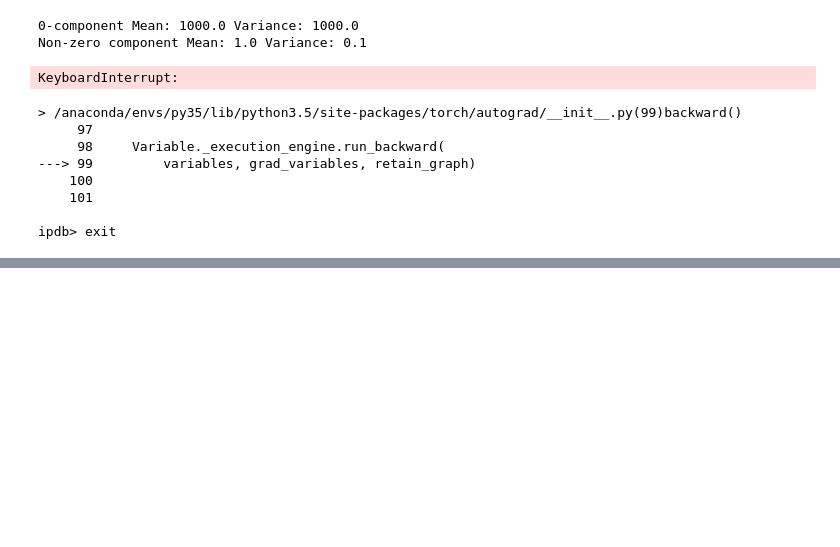
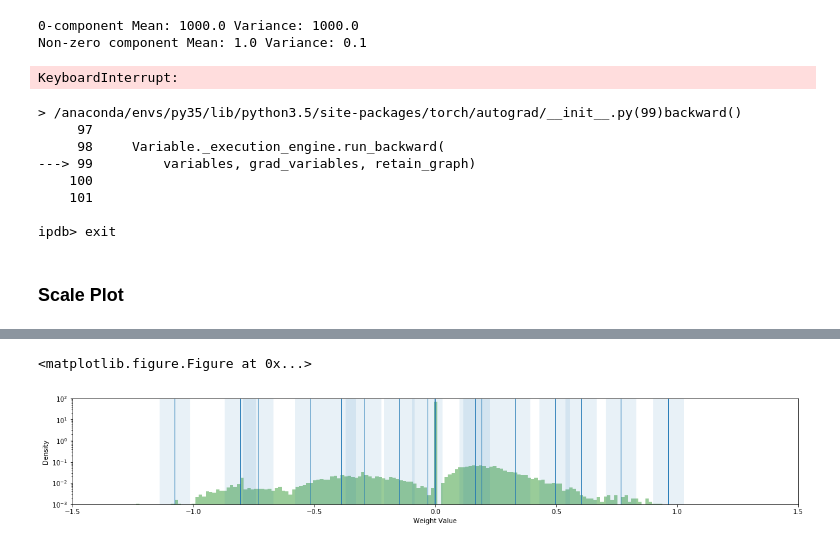
Before and after one commit to okz12/NN_compression, a Jupyter notebook: writeup/scaling/scaling_exp.ipynb, the cells around one changed output, grey strips where cells are left out. Drawn from its saved outputs; the diff is of its cells as text; code cells hidden in the pictures; blank space fills up the shorter version.

Commit message:
scaling exp

```diff
--- a/writeup/scaling/scaling_exp.ipynb
+++ b/writeup/scaling/scaling_exp.ipynb
@@ -56,7 +56,7 @@ def retrain_model(mean, var, zmean, zvar, tau, temp, mixtures, model_name, data_
     zab = get_ab(zmean, zvar)
 
     scaling = False
-    if (scaling_g == "fixed" or scaling == "free"):
+    if (scaling_g == "fixed" or scaling_g == "free"):
         scaling = True
 
     if(data_size == 'search'):
@@ -93,7 +93,7 @@ def retrain_model(mean, var, zmean, zvar, tau, temp, mixtures, model_name, data_
         {'params': [gmp.means], 'lr': mlr},
         {'params': [gmp.gammas, gmp.rhos], 'lr': 3e-3}]
     if (scaling_g == "free"):
-        optimizable_params = optimizable_params + [{'params': gmp.scale, 'lr': 1e-6}]
+        optimizable_params = optimizable_params + [{'params': gmp.scale, 'lr': 0.8e-5}]
 
     opt = torch.optim.Adam(optimizable_params)#log precisions and mixing proportions
 
@@ -427,3 +427,9 @@ show_sws_weights_log(model = model, means = list(gmp.means.data.clone().cpu()),
 # %%
 model, gmp, res = retrain_model(1, 0.1, 1000, 1000, 1e-6, int(0), 16, "SWSModel", "full", 'CESNT', scaling_g = "free", model_save_dir = "./files")
 show_sws_weights_log(model = model, means = list(gmp.means.data.clone().cpu()), precisions = list(gmp.gammas.data.clone().cpu()))
+# %% [markdown]
+### Scale Plot
+# %%
+model, gmp, res = retrain_model(250, 10, 2500, 1250, 1e-6, 5, 16, "LeNet_300_100", "full", 'MSEST', scaling_g = "free", model_save_dir = "./files", fn = "_MSE_LR")
+show_sws_weights_log(model = model, means = list(gmp.means.data.clone().cpu()), precisions = list(gmp.gammas.data.clone().cpu()))
+# %% [output]
@@ -429,0 +444,2 @@ show_sws_weights_log(model = model, means = list(gmp.means.data.clone().cpu()),
+<matplotlib.figure.Figure at 0x...>
+[figure, added]
```
Also changed, not shown: parts of 3 cells of this notebook, 5 other files.
